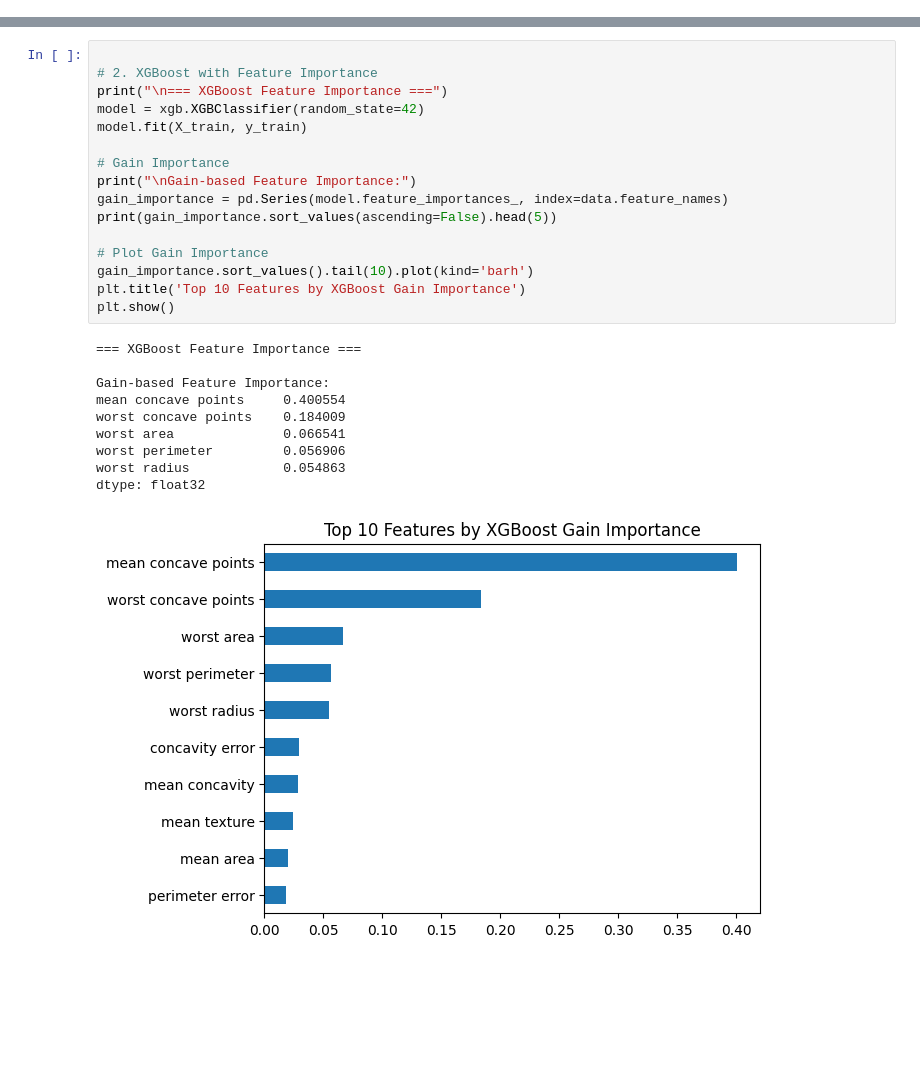
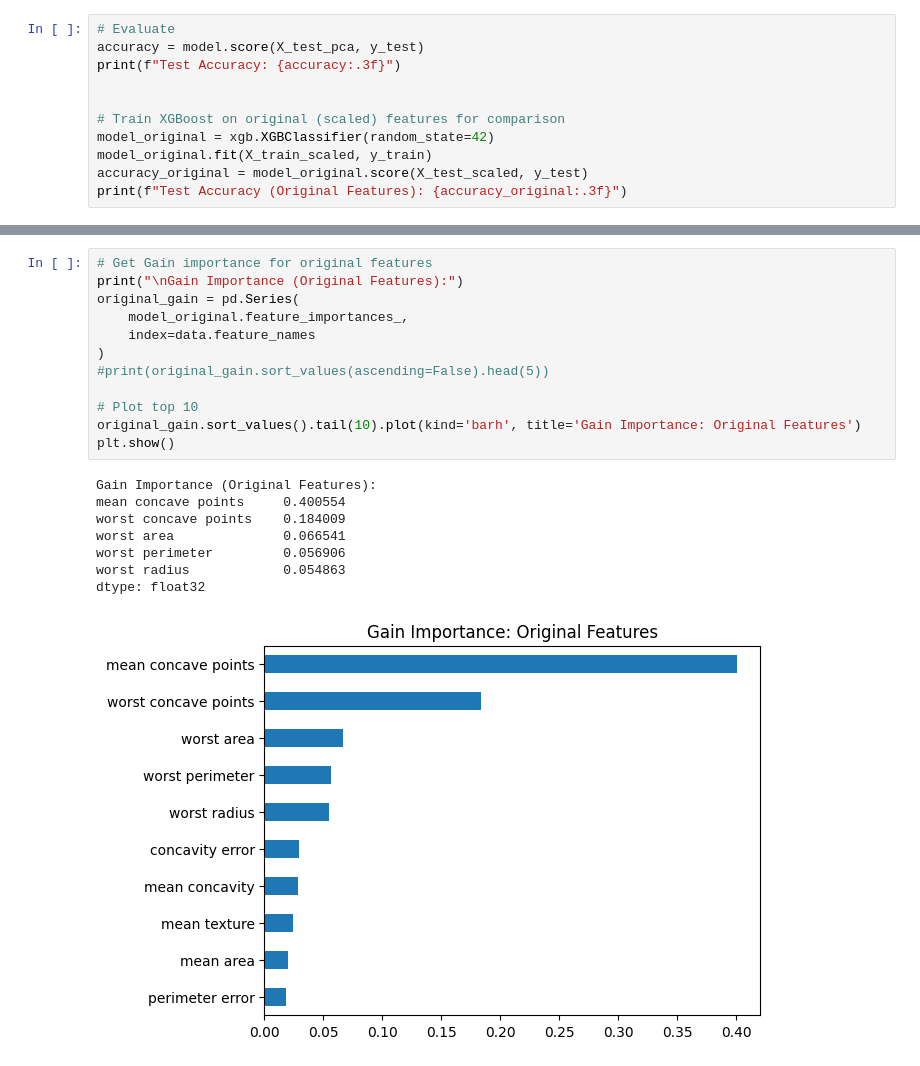
Before and after one commit to rubenxrodriguez/BSAN6070_TW07, a Jupyter notebook: TW-07.ipynb, the cells around one changed output, grey strips where cells are left out. Drawn from its saved outputs; the diff is of its cells as text; blank space fills up the shorter version.

```diff
--- a/TW-07.ipynb
+++ b/TW-07.ipynb
@@ -83,0 +175,11 @@ Total Explained Variance: 0.6300278846854036
+# %%
+# Evaluate
+accuracy = model.score(X_test_pca, y_test)
+print(f"Test Accuracy: {accuracy:.3f}")
+
+
+# Train XGBoost on original (scaled) features for comparison
+model_original = xgb.XGBClassifier(random_state=42)
+model_original.fit(X_train_scaled, y_train)
+accuracy_original = model_original.score(X_test_scaled, y_test)
+print(f"Test Accuracy (Original Features): {accuracy_original:.3f}")
@@ -84,27 +221,21 @@ Total Explained Variance: 0.6300278846854036
 # %%
+# Get Gain importance for original features
+print("\nGain Importance (Original Features):")
+original_gain = pd.Series(
+    model_original.feature_importances_,
+    index=data.feature_names
+)
+#print(original_gain.sort_values(ascending=False).head(5))
 
-# 2. XGBoost with Feature Importance
-print("\n=== XGBoost Feature Importance ===")
-model = xgb.XGBClassifier(random_state=42)
-model.fit(X_train, y_train)
-
-# Gain Importance
-print("\nGain-based Feature Importance:")
-gain_importance = pd.Series(model.feature_importances_, index=data.feature_names)
-print(gain_importance.sort_values(ascending=False).head(5))
-
-# Plot Gain Importance
-gain_importance.sort_values().tail(10).plot(kind='barh')
-plt.title('Top 10 Features by XGBoost Gain Importance')
+# Plot top 10
+original_gain.sort_values().tail(10).plot(kind='barh', title='Gain Importance: Original Features')
 plt.show()
 # %% [output]
-=== XGBoost Feature Importance ===
-
-Gain-based Feature Importance:
+Gain Importance (Original Features):
 mean concave points     0.400554
 worst concave points    0.184009
 worst area              0.066541
 worst perimeter         0.056906
 worst radius            0.054863
 dtype: float32
-[figure, old version]
+[figure, new version]
```
Also changed, not shown: parts of 21 cells of this notebook.
